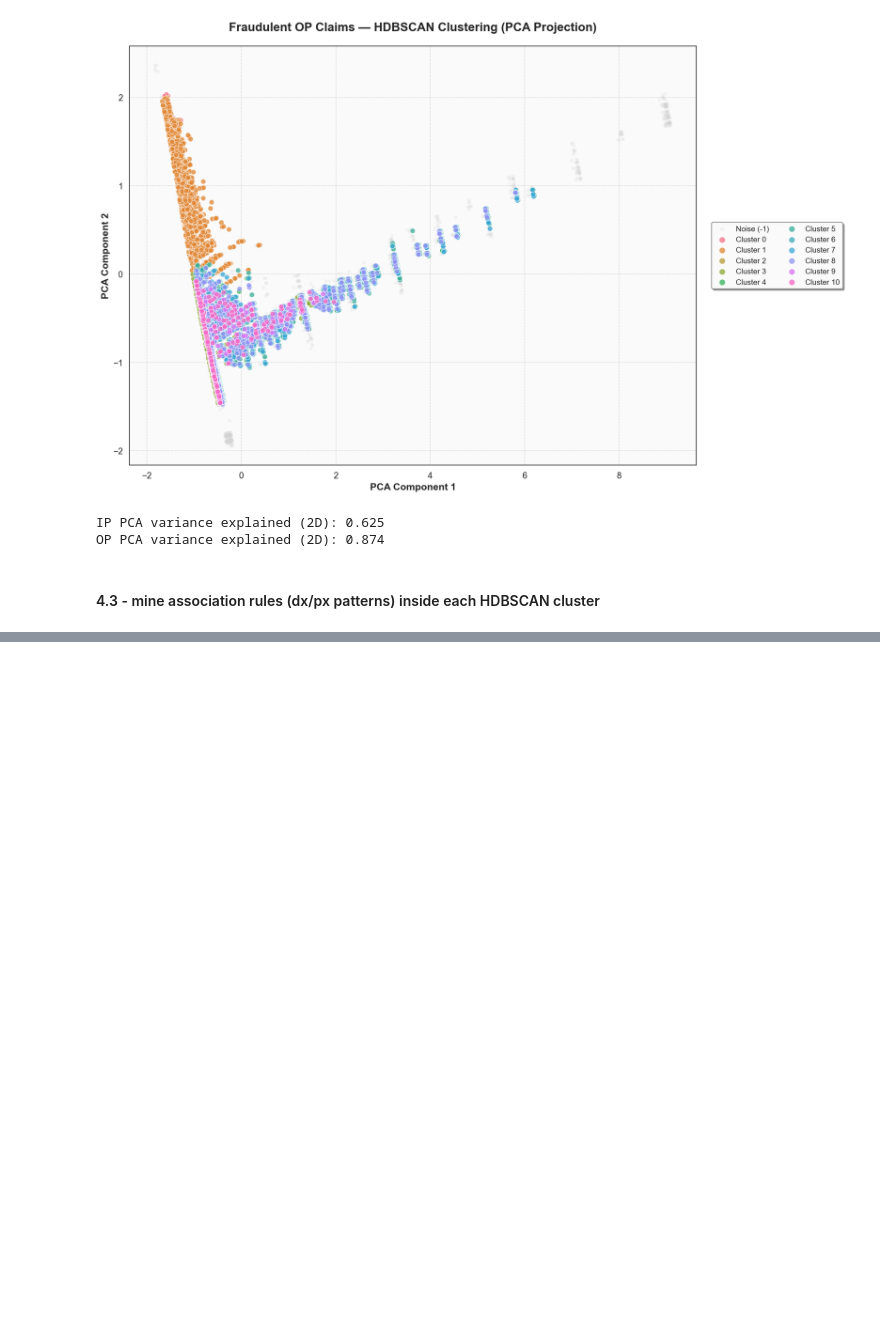
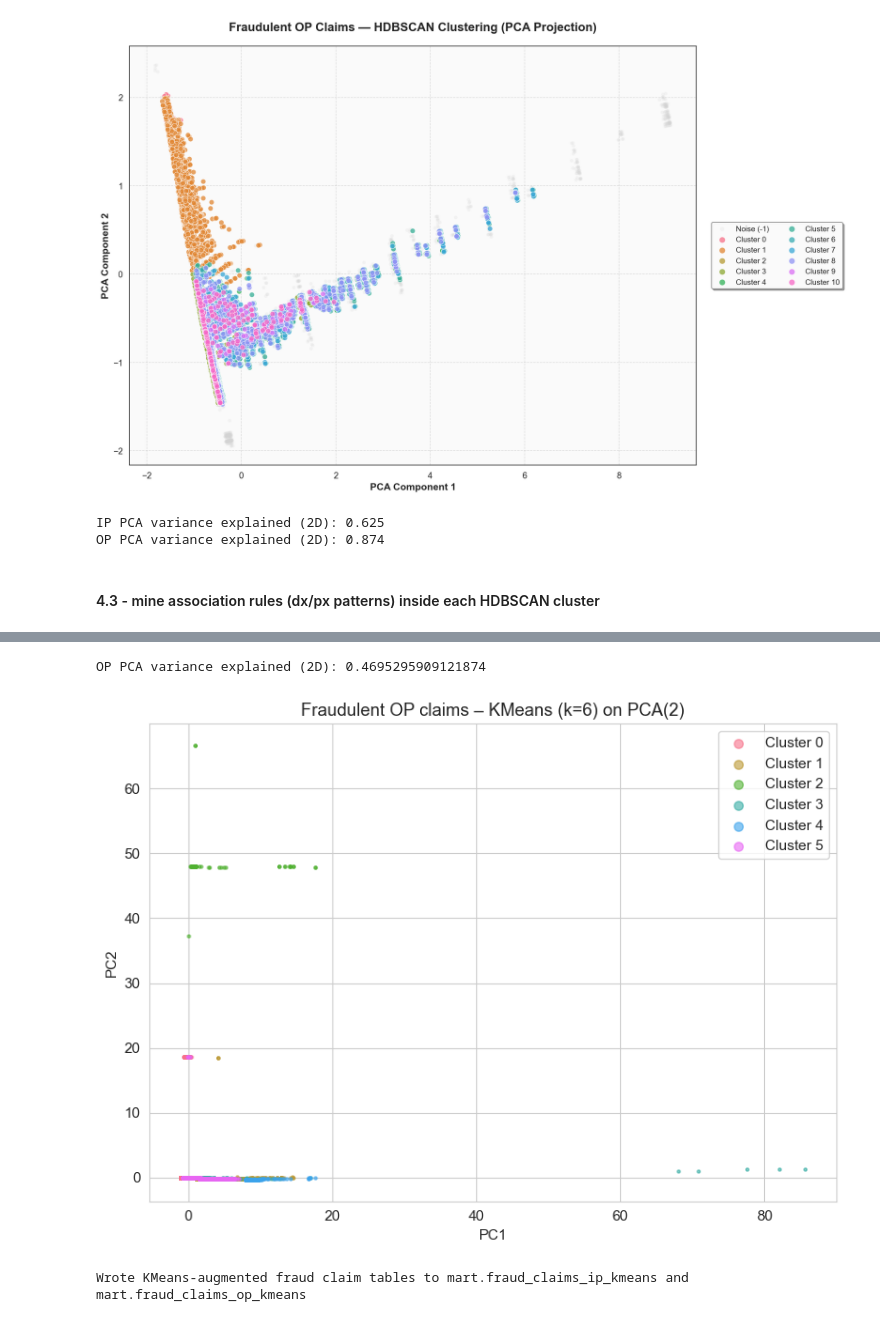
Before and after one commit to Healthcare-Fraud-Detection-System/Healthcare-Fraud-Detection-System, a Jupyter notebook: Project/4) Unsupervised anomaly detection & clustering/4.ipynb, the cells around one changed output, grey strips where cells are left out. Saved outputs shown, nothing was run; the diff lists cells and outputs as text; code cells hidden in the pictures; blank space fills up the shorter version.

```diff
--- a/Project/4) Unsupervised anomaly detection & clustering/4.ipynb
+++ b/Project/4) Unsupervised anomaly detection & clustering/4.ipynb
@@ -559,0 +694,10 @@ claim_type  cluster  n_in_cluster antecedents_str consequents_str  support  conf
+# %%
+kmeans_op = KMeans(
+    n_clusters=best_k_op,
+    random_state=42,
+    n_init=20
+)
+op_labels = kmeans_op.fit_predict(X_op_scaled)
+
+df_op["kmeans_cluster_op"] = op_labels
+print(df_op["kmeans_cluster_op"].value_counts().sort_index())
@@ -559,0 +713,53 @@ claim_type  cluster  n_in_cluster antecedents_str consequents_str  support  conf
+# %%
+pca_op = PCA(n_components=2, random_state=42)
+X_op_pca = pca_op.fit_transform(X_op_scaled)
+
+df_op["pca1_op"] = X_op_pca[:, 0]
+df_op["pca2_op"] = X_op_pca[:, 1]
+
+print("OP PCA variance explained (2D):",
+      pca_op.explained_variance_ratio_.sum())
+
+plt.figure(figsize=(8, 6))
+for cl in sorted(df_op["kmeans_cluster_op"].unique()):
+    mask = df_op["kmeans_cluster_op"] == cl
+    plt.scatter(
+        df_op.loc[mask, "pca1_op"],
+        df_op.loc[mask, "pca2_op"],
+        s=5,
+        alpha=0.6,
+        label=f"Cluster {cl}"
+    )
+
+plt.xlabel("PC1")
+plt.ylabel("PC2")
+plt.title(f"Fraudulent OP claims – KMeans (k={best_k_op}) on PCA(2)")
+plt.legend(markerscale=3)
+plt.tight_layout()
+plt.show()
+# %% [output]
+OP PCA variance explained (2D): 0.4695295909121874
+[figure, added]
+# %%
+with engine.begin() as conn:
+    conn.execute(text("DROP TABLE IF EXISTS mart.fraud_claims_ip_kmeans"))
+    df_ip.to_sql(
+        "fraud_claims_ip_kmeans",
+        con=conn,
+        schema="mart",
+        index=False,
+        method="multi"
+    )
+
+    conn.execute(text("DROP TABLE IF EXISTS mart.fraud_claims_op_kmeans"))
+    df_op.to_sql(
+        "fraud_claims_op_kmeans",
+        con=conn,
+        schema="mart",
+        index=False,
+        method="multi"
+    )
+
+print("Wrote KMeans-augmented fraud claim tables to mart.fraud_claims_ip_kmeans and mart.fraud_claims_op_kmeans")
+# %% [output]
+Wrote KMeans-augmented fraud claim tables to mart.fraud_claims_ip_kmeans and mart.fraud_claims_op_kmeans
```
Also changed, not shown: parts of 16 cells of this notebook, 4 other files.
